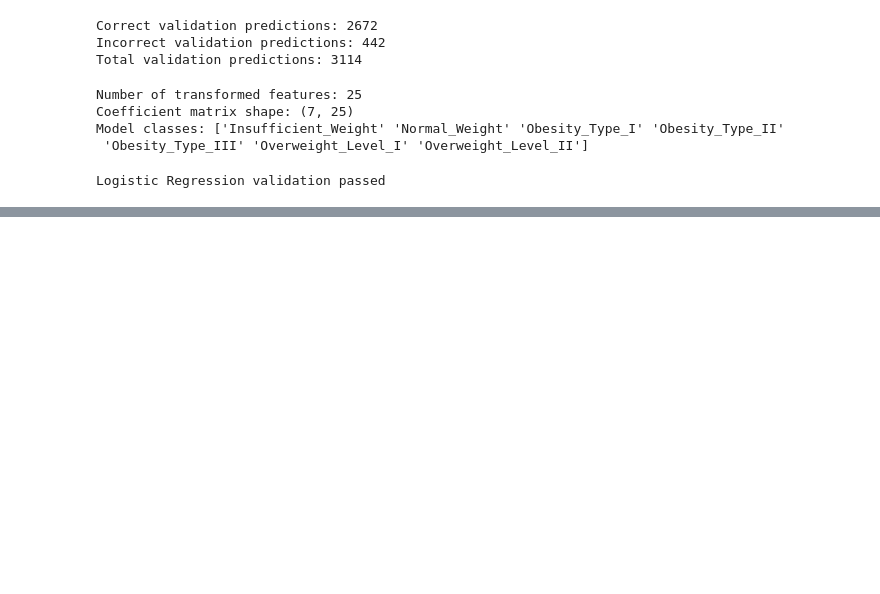
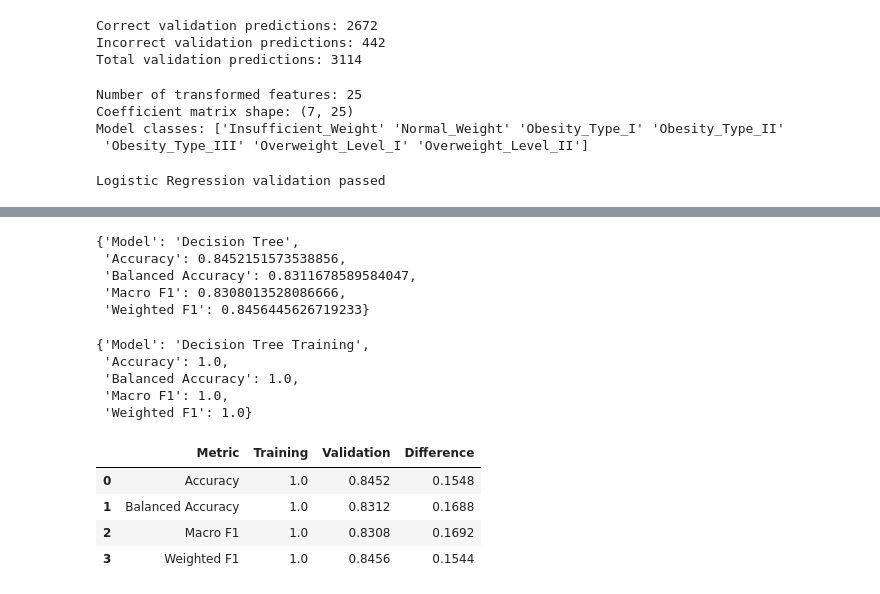
Before and after one commit to SMCodeX7/Obesity-Risk-Intelligence-System, a Jupyter notebook: notebooks/04_baseline_models.ipynb, the cells around one changed output, grey strips where cells are left out. Saved outputs shown, nothing was run; the diff lists cells and outputs as text; code cells hidden in the pictures; blank space fills up the shorter version.

```diff
--- a/notebooks/04_baseline_models.ipynb
+++ b/notebooks/04_baseline_models.ipynb
@@ -909,0 +981,78 @@ Logistic Regression validation passed
+# %%
+decision_tree_result = (
+    calculate_classification_metrics(
+        model_name="Decision Tree",
+        y_true=y_validation,
+        y_pred=decision_tree_validation_predictions,
+    )
+)
+
+decision_tree_result
+# %% [output]
+{'Model': 'Decision Tree',
+ 'Accuracy': 0.8452151573538856,
+ 'Balanced Accuracy': 0.8311678589584047,
+ 'Macro F1': 0.8308013528086666,
+ 'Weighted F1': 0.8456445626719233}
+# %%
+decision_tree_training_result = (
+    calculate_classification_metrics(
+        model_name="Decision Tree Training",
+        y_true=y_train,
+        y_pred=decision_tree_training_predictions,
+    )
+)
+
+decision_tree_training_result
+# %% [output]
+{'Model': 'Decision Tree Training',
+ 'Accuracy': 1.0,
+ 'Balanced Accuracy': 1.0,
+ 'Macro F1': 1.0,
+ 'Weighted F1': 1.0}
+# %%
+decision_tree_generalisation_df = pd.DataFrame(
+    {
+        "Metric": [
+            "Accuracy",
+            "Balanced Accuracy",
+            "Macro F1",
+            "Weighted F1",
+        ],
+        "Training": [
+            decision_tree_training_result["Accuracy"],
+            decision_tree_training_result[
+                "Balanced Accuracy"
+            ],
+            decision_tree_training_result["Macro F1"],
+            decision_tree_training_result[
+                "Weighted F1"
+            ],
+        ],
+        "Validation": [
+            decision_tree_result["Accuracy"],
+            decision_tree_result[
+                "Balanced Accuracy"
+            ],
+            decision_tree_result["Macro F1"],
+            decision_tree_result[
+                "Weighted F1"
+            ],
+        ],
+    }
+)
+
+decision_tree_generalisation_df[
+    "Difference"
+] = (
+    decision_tree_generalisation_df["Training"]
+    - decision_tree_generalisation_df["Validation"]
+)
+
+decision_tree_generalisation_df.round(4)
+# %% [output]
+|  | Metric | Training | Validation | Difference |
+| 0 | Accuracy | 1.0 | 0.8452 | 0.1548 |
+| 1 | Balanced Accuracy | 1.0 | 0.8312 | 0.1688 |
+| 2 | Macro F1 | 1.0 | 0.8308 | 0.1692 |
+| 3 | Weighted F1 | 1.0 | 0.8456 | 0.1544 |
```
Also changed, not shown: parts of 15 cells of this notebook.
